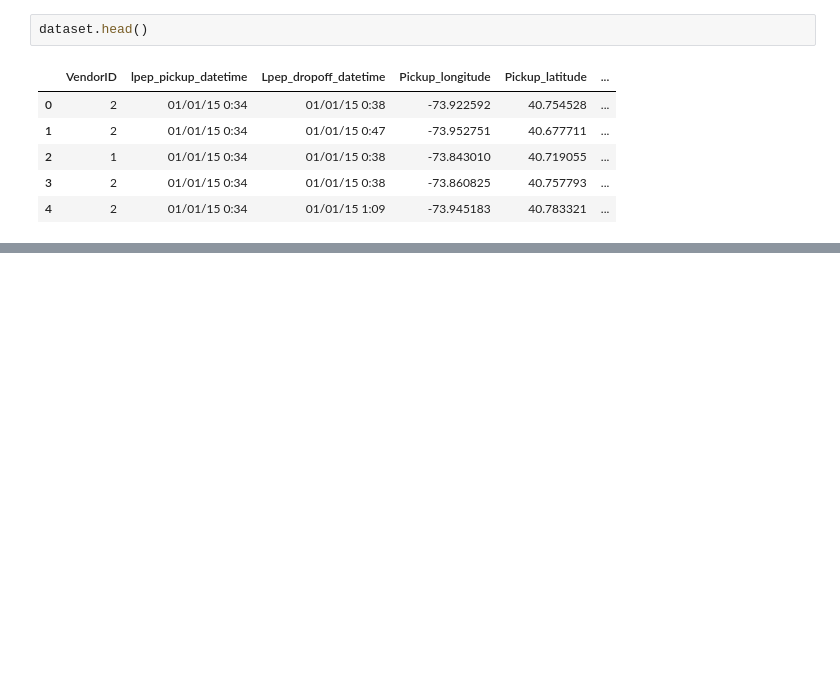
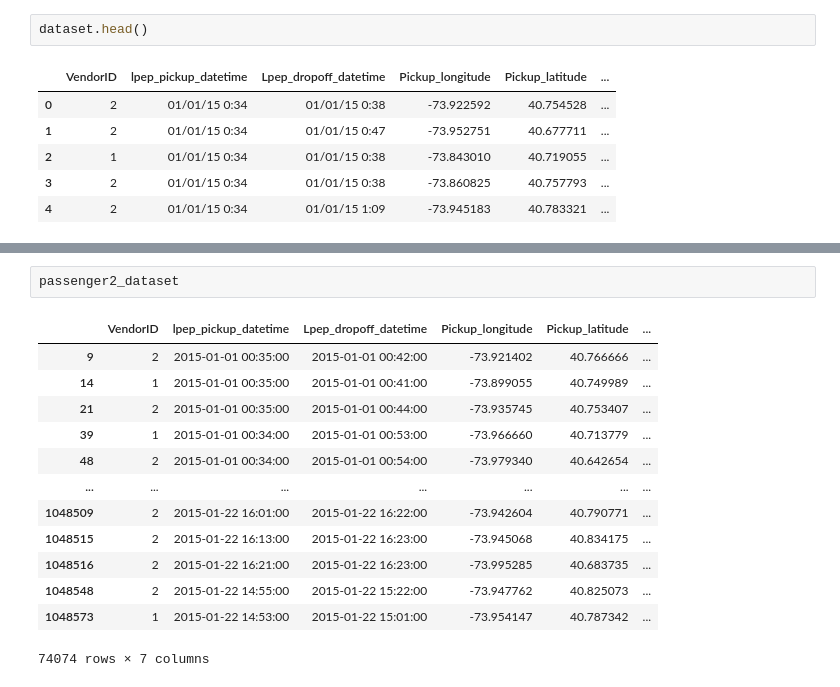
Before and after one commit to Akshantjain/cs480project, a Jupyter notebook: CS480 - Group Project, Green Taxi Dataset.ipynb, the cells around one changed output, grey strips where cells are left out. Drawn from its saved outputs; the diff is of its cells as text; blank space fills up the shorter version.

```diff
--- a/CS480 - Group Project, Green Taxi Dataset.ipynb
+++ b/CS480 - Group Project, Green Taxi Dataset.ipynb
@@ -149,0 +187,16 @@ AttributeError: 'Timestamp' object has no attribute 'dtypes'
+# %%
+passenger2_dataset
+# %% [output]
+|  | VendorID | lpep_pickup_datetime | Lpep_dropoff_datetime | Pickup_longitude | Pickup_latitude | ... |
+| 9 | 2 | 2015-01-01 00:35:00 | 2015-01-01 00:42:00 | -73.921402 | 40.766666 | ... |
+| 14 | 1 | 2015-01-01 00:35:00 | 2015-01-01 00:41:00 | -73.899055 | 40.749989 | ... |
+| 21 | 2 | 2015-01-01 00:35:00 | 2015-01-01 00:44:00 | -73.935745 | 40.753407 | ... |
+| 39 | 1 | 2015-01-01 00:34:00 | 2015-01-01 00:53:00 | -73.966660 | 40.713779 | ... |
+| 48 | 2 | 2015-01-01 00:34:00 | 2015-01-01 00:54:00 | -73.979340 | 40.642654 | ... |
+| ... | ... | ... | ... | ... | ... | ... |
+| 1048509 | 2 | 2015-01-22 16:01:00 | 2015-01-22 16:22:00 | -73.942604 | 40.790771 | ... |
+| 1048515 | 2 | 2015-01-22 16:13:00 | 2015-01-22 16:23:00 | -73.945068 | 40.834175 | ... |
+| 1048516 | 2 | 2015-01-22 16:21:00 | 2015-01-22 16:23:00 | -73.995285 | 40.683735 | ... |
+| 1048548 | 2 | 2015-01-22 14:55:00 | 2015-01-22 15:22:00 | -73.947762 | 40.825073 | ... |
+| 1048573 | 1 | 2015-01-22 14:53:00 | 2015-01-22 15:01:00 | -73.954147 | 40.787342 | ... |
+74074 rows × 7 columns
```
Also changed, not shown: parts of 5 cells of this notebook.
